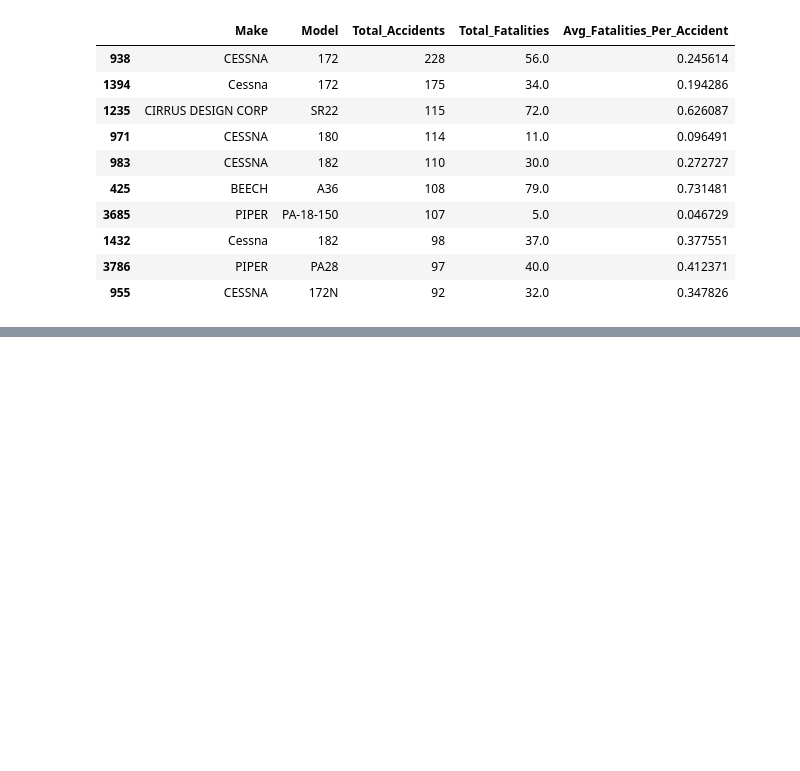
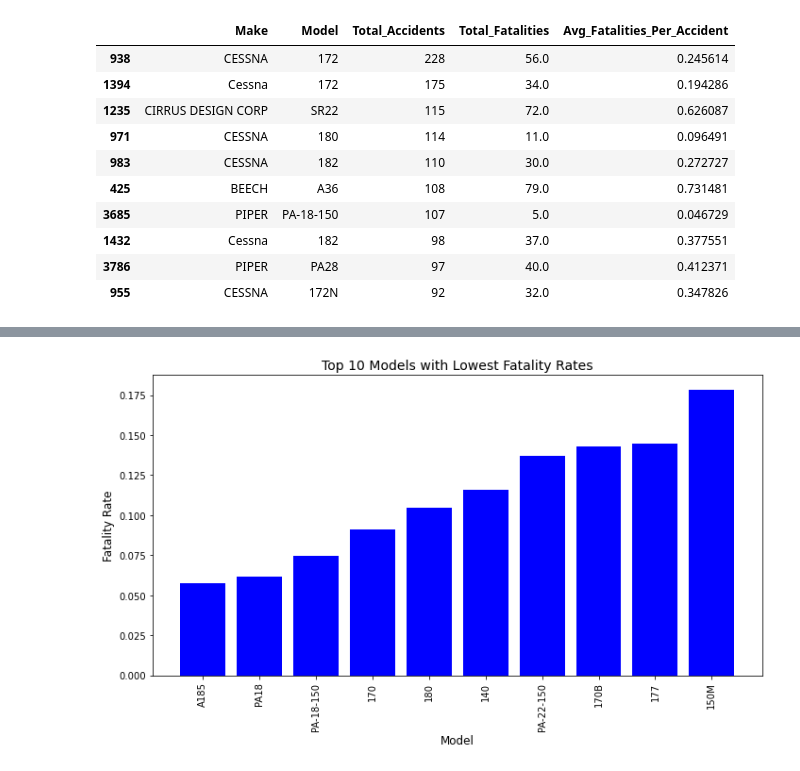
Before and after one commit to Kissienya/dsc-phase-1-project-v3, a Jupyter notebook: student.ipynb, the cells around one changed output, grey strips where cells are left out. Saved outputs shown, nothing was run; the diff lists cells and outputs as text; code cells hidden in the pictures; blank space fills up the shorter version.

```diff
--- a/student.ipynb
+++ b/student.ipynb
@@ -235,0 +261,11 @@ weather_risk
+# %%
+plt.figure(figsize=(10, 6))
+plt.bar(lowest_fatality_rates.index[:10], lowest_fatality_rates['fatality_rate'][:10], color='blue')
+plt.xlabel('Model', fontsize=12)
+plt.ylabel('Fatality Rate', fontsize=12)
+plt.title('Top 10 Models with Lowest Fatality Rates', fontsize=14)
+plt.xticks(rotation=90)
+plt.tight_layout()
+plt.show()
+# %% [output]
+[figure, added]
```
Also changed, not shown: parts of 6 cells of this notebook.
